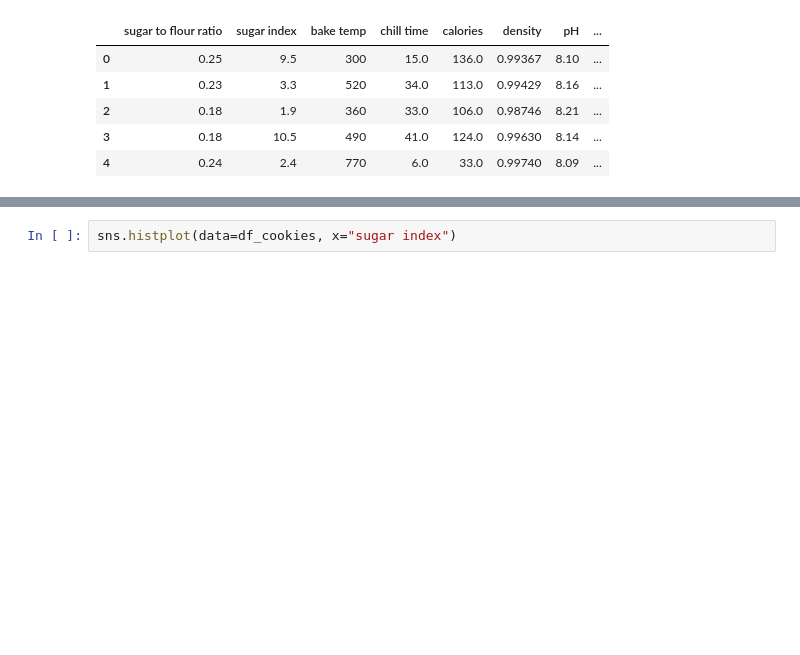
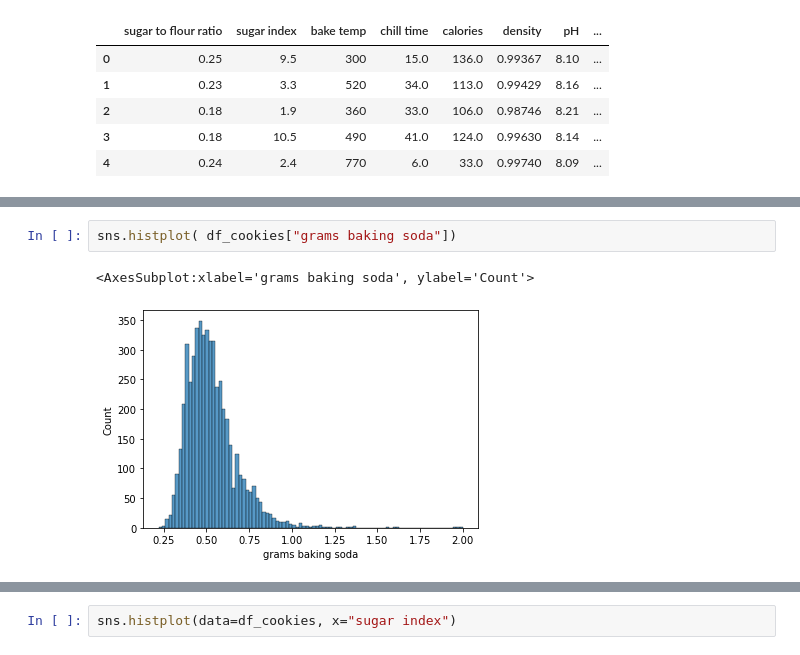
Before and after one commit to nrius/ML_challenge, a Jupyter notebook: Nurias_notebook_for_tests.ipynb, the cells around one changed output, grey strips where cells are left out. Saved outputs shown, nothing was run; the diff lists cells and outputs as text; blank space fills up the shorter version.

```diff
--- a/Nurias_notebook_for_tests.ipynb
+++ b/Nurias_notebook_for_tests.ipynb
@@ -92,0 +162,5 @@ df_cookies
+# %%
+sns.histplot( df_cookies["grams baking soda"])
+# %% [output]
+<AxesSubplot:xlabel='grams baking soda', ylabel='Count'>
+[figure, added]
```
Also changed, not shown: parts of 17 cells of this notebook, 4 other files.
